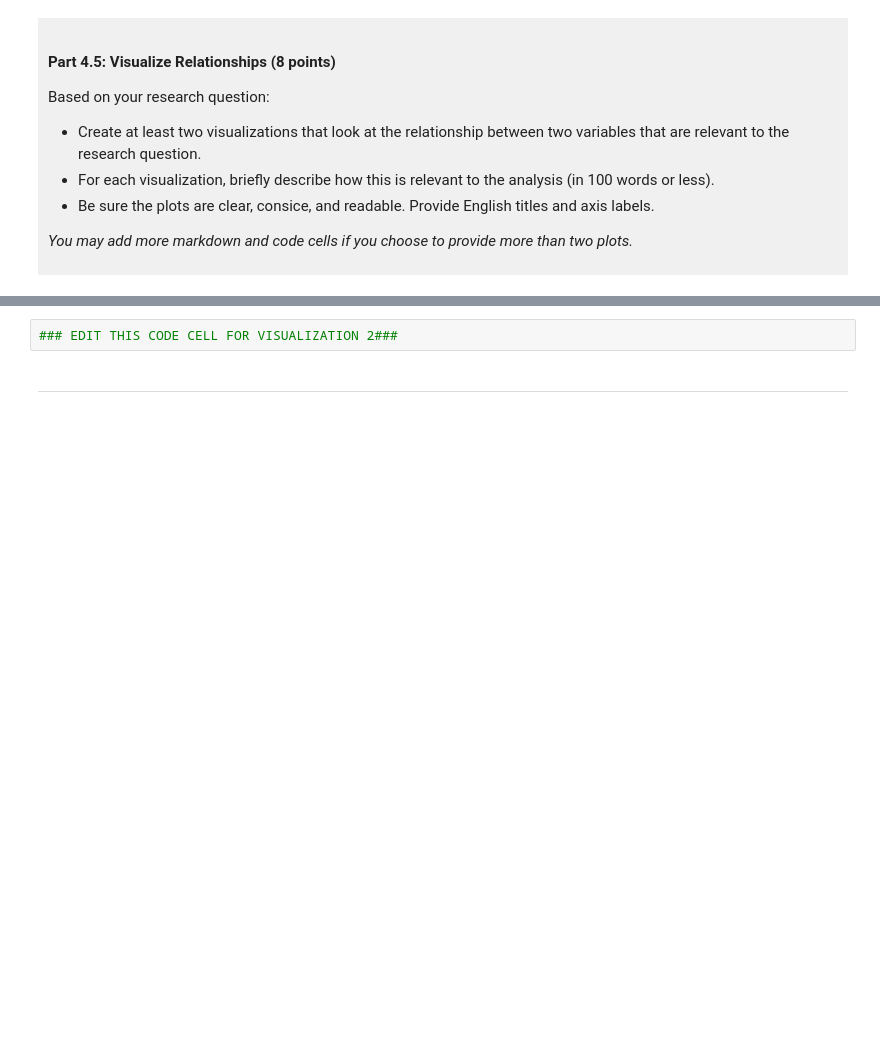
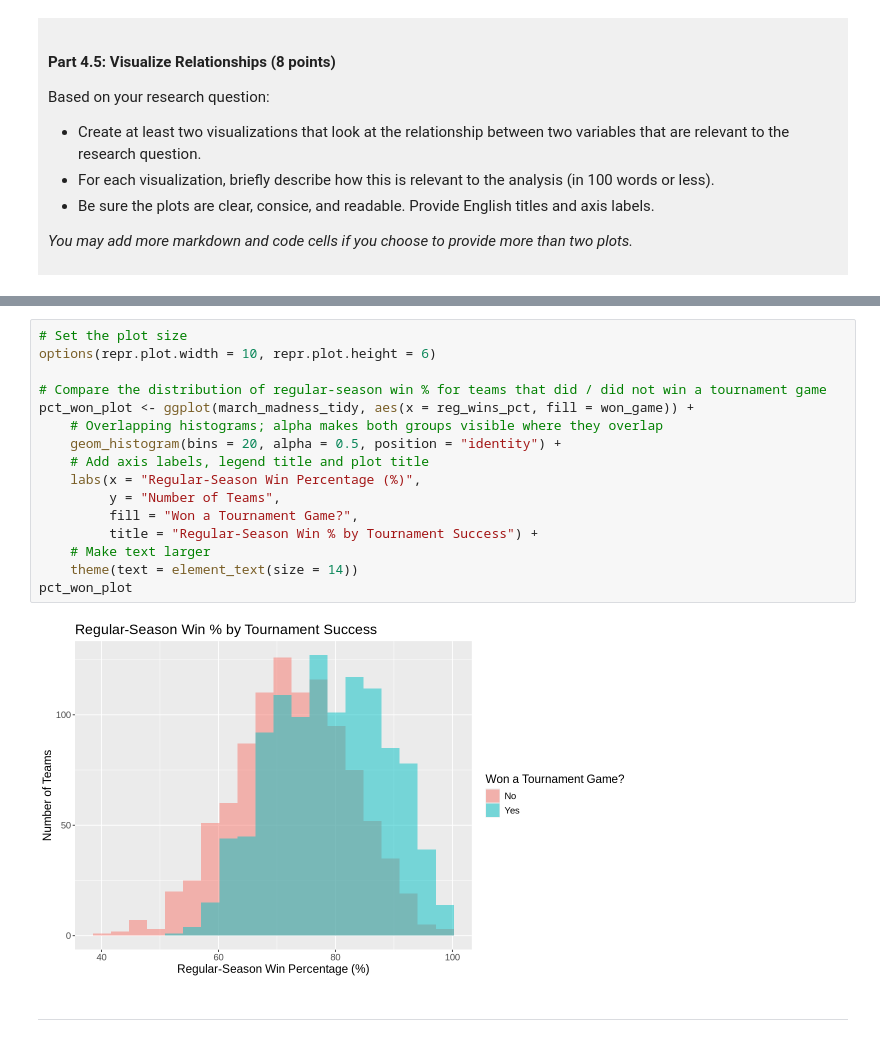
Before and after one commit to little-arthur/dsci_100_project_Leonard-Zheng, a Jupyter notebook: dsci-100-project-notebook.ipynb, the cells around one changed output, grey strips where cells are left out. Saved outputs shown, nothing was run; the diff lists cells and outputs as text; blank space fills up the shorter version.

```diff
--- a/dsci-100-project-notebook.ipynb
+++ b/dsci-100-project-notebook.ipynb
@@ -400,5 +440,21 @@ Visualization 2: %%% EDIT THIS MARKDOWN CELL%%%
 # %%
-### EDIT THIS CODE CELL FOR VISUALIZATION 2###
+# Set the plot size
+options(repr.plot.width = 10, repr.plot.height = 6)
+
+# Compare the distribution of regular-season win % for teams that did / did not win a tournament game
+pct_won_plot <- ggplot(march_madness_tidy, aes(x = reg_wins_pct, fill = won_game)) +
+    # Overlapping histograms; alpha makes both groups visible where they overlap
+    geom_histogram(bins = 20, alpha = 0.5, position = "identity") +
+    # Add axis labels, legend title and plot title
+    labs(x = "Regular-Season Win Percentage (%)",
+         y = "Number of Teams",
+         fill = "Won a Tournament Game?",
+         title = "Regular-Season Win % by Tournament Success") +
+    # Make text larger
+    theme(text = element_text(size = 14))
+pct_won_plot
+# %% [output]
+[figure, added]
 # %% [markdown]
 ------
 # %% [markdown]
```
Also changed, not shown: parts of 5 cells of this notebook.
